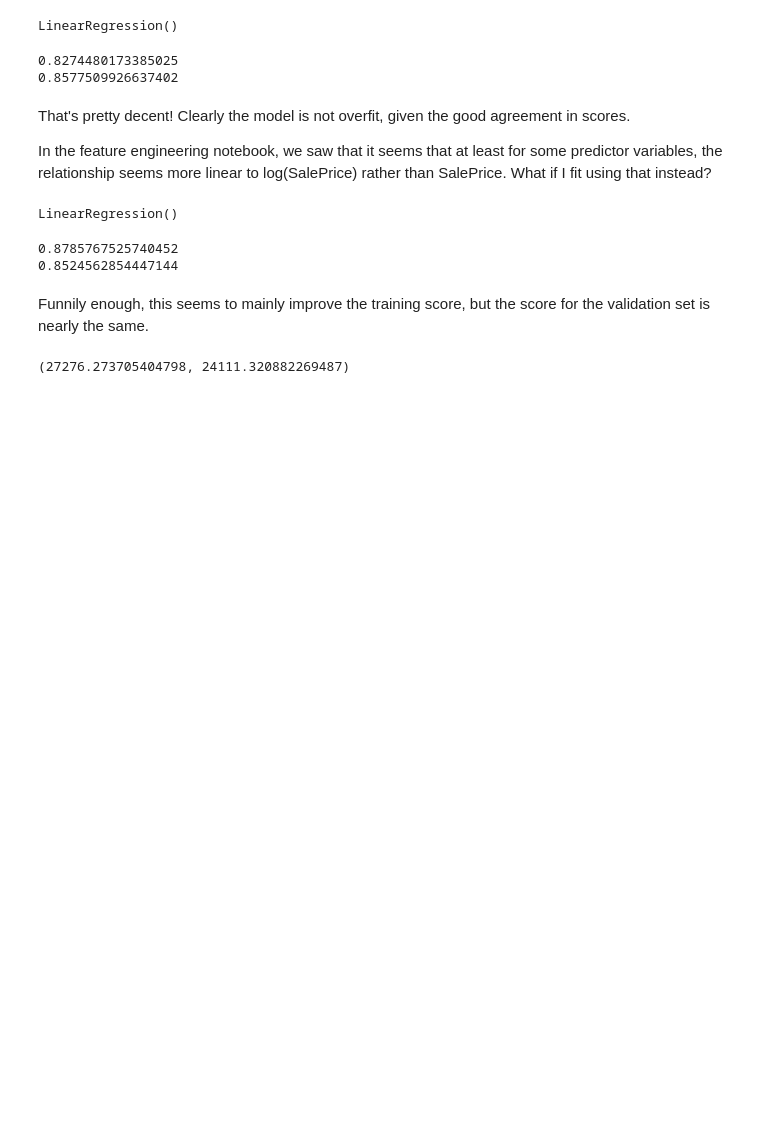
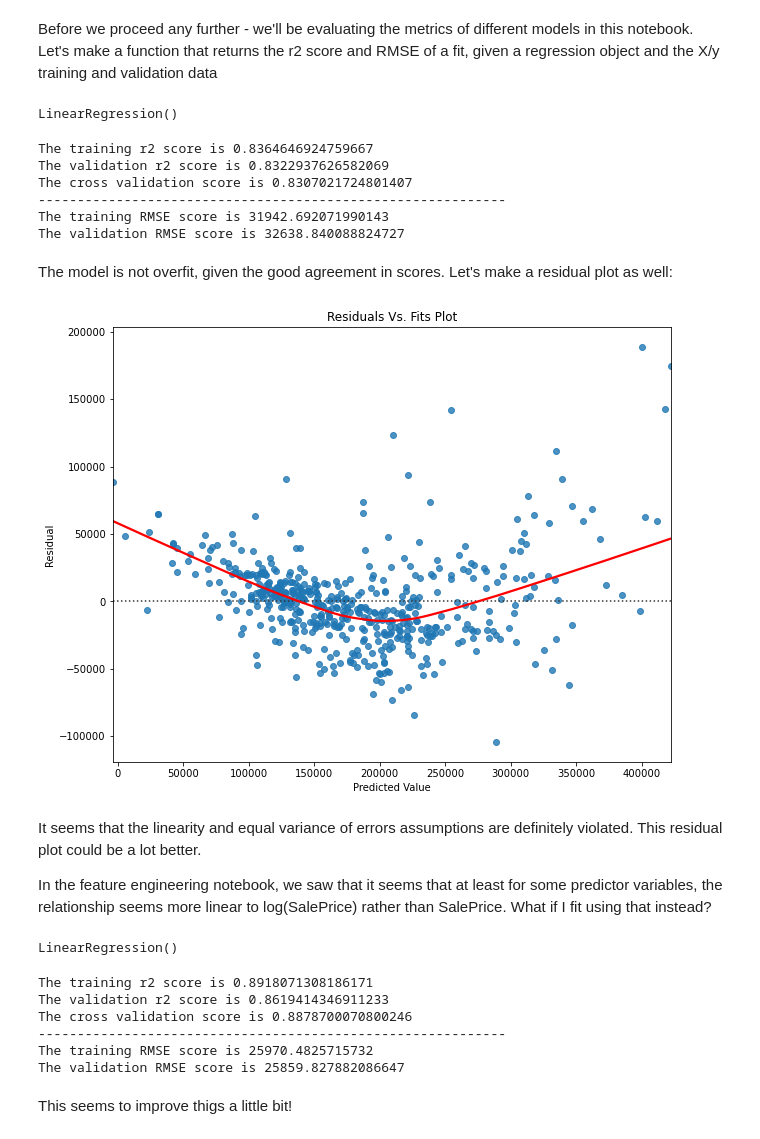
Before and after one commit to martijndevries/AmesHousingPrices, a Jupyter notebook: code/Modeling.ipynb, the cells around one changed output. Cells and saved outputs as stored; diff of their text form; code cells hidden in the pictures; blank space fills up the shorter version.

Commit message:
Added to modeling

```diff
--- a/code/Modeling.ipynb
+++ b/code/Modeling.ipynb
@@ -27,5 +31,7 @@ df_model.head()
 X = df_model.drop(columns=['Id', 'SalePrice'])
 y = df_model['SalePrice']
 # %%
-#I'll use the term 'val' here to not get confused with the actual testing set
-X_train, X_val, y_val, y_val= train_test_split(X, y, random_state=42)
+#I'll use the term 'val' for this train/test split, so I don't confused with the actual testing data
+X_train, X_val, y_train, y_val= train_test_split(X, y, random_state=42)
+# %% [markdown]
+Before we proceed any further - we'll be evaluating the metrics of different models in this notebook. Let's make a function that returns the r2 score and RMSE of a fit, given a regression object and the X/y training and validation data
@@ -36,13 +81,29 @@ lr.fit(X_train,y_train)
 # %% [output]
 LinearRegression()
 # %%
-print(lr.score(X_train, y_train))
-print(lr.score(X_val, y_val))
+print_metrics(lr, X_train, X_val, y_train, y_val)
 # %% [output]
-0.8274480173385025
-0.8577509926637402
+The training r2 score is 0.8364646924759667
+The validation r2 score is 0.8322937626582069
+The cross validation score is 0.8307021724801407
+------------------------------------------------------------
+The training RMSE score is 31942.692071990143
+The validation RMSE score is 32638.840088824727
 # %% [markdown]
-That's pretty decent! Clearly the model is not overfit, given the good agreement in scores.
-
-In the feature engineering notebook, we saw that it seems that at least for some predictor variables, the relationship seems more linear to log(SalePrice) rather than SalePrice. What if I fit using that instead?
+The model is not overfit, given the good agreement in scores. Let's make a residual plot as well:
+# %%
+preds_val = lr.predict(X_val)
+resids = y_val - preds_val
+plt.figure(figsize=(10,8))
+sns.residplot(x = preds_val,  y = resids, lowess = True,
+              line_kws = {'color': 'red'})\
+    .set(title = 'Residuals Vs. Fits Plot',
+        xlabel = 'Predicted Value',
+        ylabel = 'Residual');
+# %% [output]
+[figure, added]
+# %% [markdown]
+It seems that the linearity and equal variance of errors assumptions are definitely violated. This residual plot could be a lot better.
+
+In the feature engineering notebook, we saw that it seems that at least for some predictor variables, the relationship seems more linear to log(SalePrice) rather than SalePrice. What if I fit using that instead?
 # %%
@@ -53,22 +112,13 @@ lr.fit(X_train,y_train_log)
 # %% [output]
 LinearRegression()
 # %%
-print(lr.score(X_train, y_train_log))
-print(lr.score(X_val, y_val_log))
+print_metrics(lr, X_train, X_val, y_train, y_val, islog=True)
 # %% [output]
-0.8785767525740452
-0.8524562854447144
+The training r2 score is 0.8918071308186171
+The validation r2 score is 0.8619414346911233
+The cross validation score is 0.8878700070800246
+------------------------------------------------------------
+The training RMSE score is 25970.4825715732
+The validation RMSE score is 25859.827882086647
 # %% [markdown]
-Funnily enough, this seems to mainly improve the training score, but the score for the validation set is nearly the same.
+This seems to improve thigs a little bit!
-# %%
-#predictions for the log model
-preds_val = lr.predict(X_val)
-preds_train = lr.predict(X_train)
-
-#RMSE
-rmse_val =  mean_squared_error(np.exp(y_val_log), np.exp(preds_val), squared=False)
-rmse_train =  mean_squared_error(np.exp(y_train_log), np.exp(preds_train), squared=False)
-
-rmse_train, rmse_val
-# %% [output]
-(27276.273705404798, 24111.320882269487)
```
Also changed, not shown: parts of 46 cells of this notebook, 19 other files.
